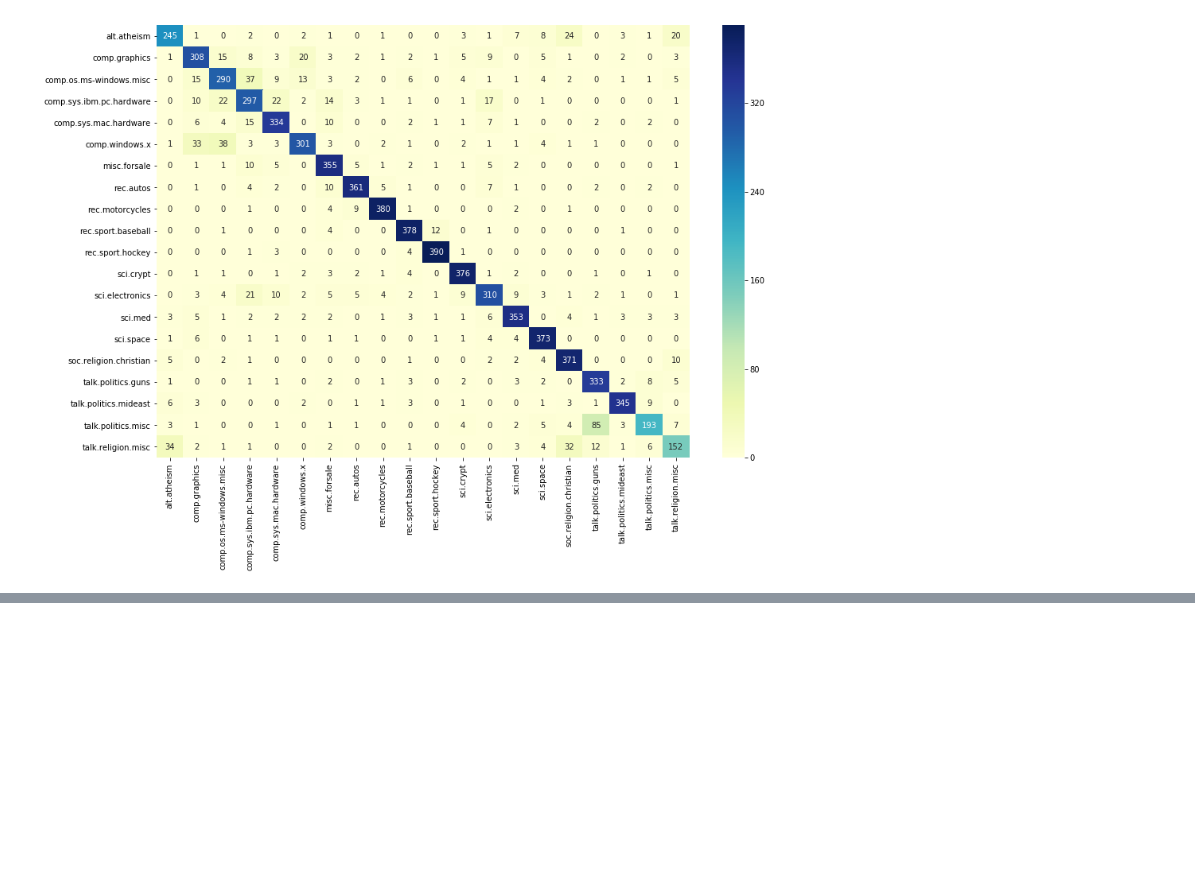
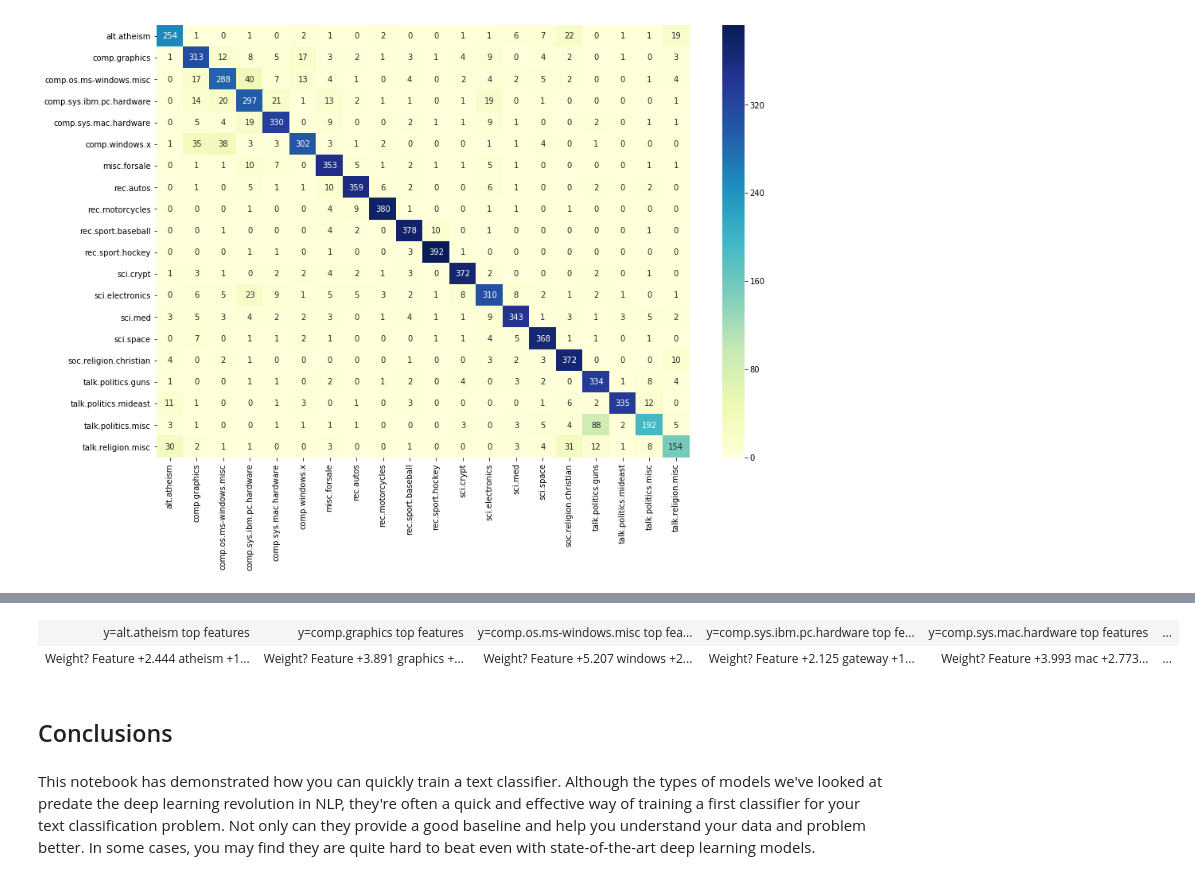
Before and after one commit to nlptown/nlp-notebooks, a Jupyter notebook: Traditional text classification with Scikit-learn.ipynb, the cells around one changed output, grey strips where cells are left out. Saved outputs shown, nothing was run; the diff lists cells and outputs as text; code cells hidden in the pictures; blank space fills up the shorter version.

Commit message:
Updated text classification notebook with grid search

```diff
--- a/Traditional text classification with Scikit-learn.ipynb
+++ b/Traditional text classification with Scikit-learn.ipynb
@@ -72,10 +74,11 @@ We train our three classifiers in Scikit-learn with the `fit` method, giving it
 # %%
 from sklearn.naive_bayes import MultinomialNB
-from sklearn.linear_model import SGDClassifier, LogisticRegression
+from sklearn.linear_model import LogisticRegression
+from sklearn.svm import LinearSVC
 
 nb_classifier = MultinomialNB()
-svm_classifier = SGDClassifier(max_iter=1000, tol=1e-3)
-lr_classifier = LogisticRegression(solver="lbfgs", multi_class="ovr")
+svm_classifier = LinearSVC()
+lr_classifier = LogisticRegression(multi_class="ovr")
 
 print("Training Naive Bayes classifier...")
 nb_classifier.fit(train_preprocessed, train_data.target)
@@ -117,0 +123,13 @@ LR Accuracy: 0.8278013807753585
+# %%
+from sklearn.model_selection import GridSearchCV
+
+parameters = {'C': np.logspace(0, 3, 10)}
+parameters = {'C': [0.1, 1, 10, 100, 1000]}
+
+print("Grid search for SVM")
+svm_best = GridSearchCV(svm_classifier, parameters, cv=3, verbose=1)
+svm_best.fit(train_preprocessed, train_data.target)
+
+print("Grid search for logistic regression")
+lr_best = GridSearchCV(lr_classifier, parameters, cv=3, verbose=1)
+lr_best.fit(train_preprocessed, train_data.target)
@@ -169,0 +237,14 @@ plt.xticks(rotation=90)
+# %%
+import eli5
+
+eli5.explain_weights(svm_best.best_estimator_,
+                     feature_names = preprocessing.named_steps["vect"].get_feature_names(),
+                     target_names = train_data.target_names
+                    )
+# %% [output]
+| y=alt.atheism top features | y=comp.graphics top features | y=comp.os.ms-windows.misc top fea... | y=comp.sys.ibm.pc.hardware top fe... | y=comp.sys.mac.hardware top features | ... |
+| Weight? Feature +2.444 atheism +1... | Weight? Feature +3.891 graphics +... | Weight? Feature +5.207 windows +2... | Weight? Feature +2.125 gateway +1... | Weight? Feature +3.993 mac +2.773... | ... |
+# %% [markdown]
+## Conclusions
+# %% [markdown]
+This notebook has demonstrated how you can quickly train a text classifier. Although the types of models we've looked at predate the deep learning revolution in NLP, they're often a quick and effective way of training a first classifier for your text classification problem. Not only can they provide a good baseline and help you understand your data and problem better. In some cases, you may find they are quite hard to beat even with state-of-the-art deep learning models.
```
Also changed, not shown: parts of 23 cells of this notebook.
